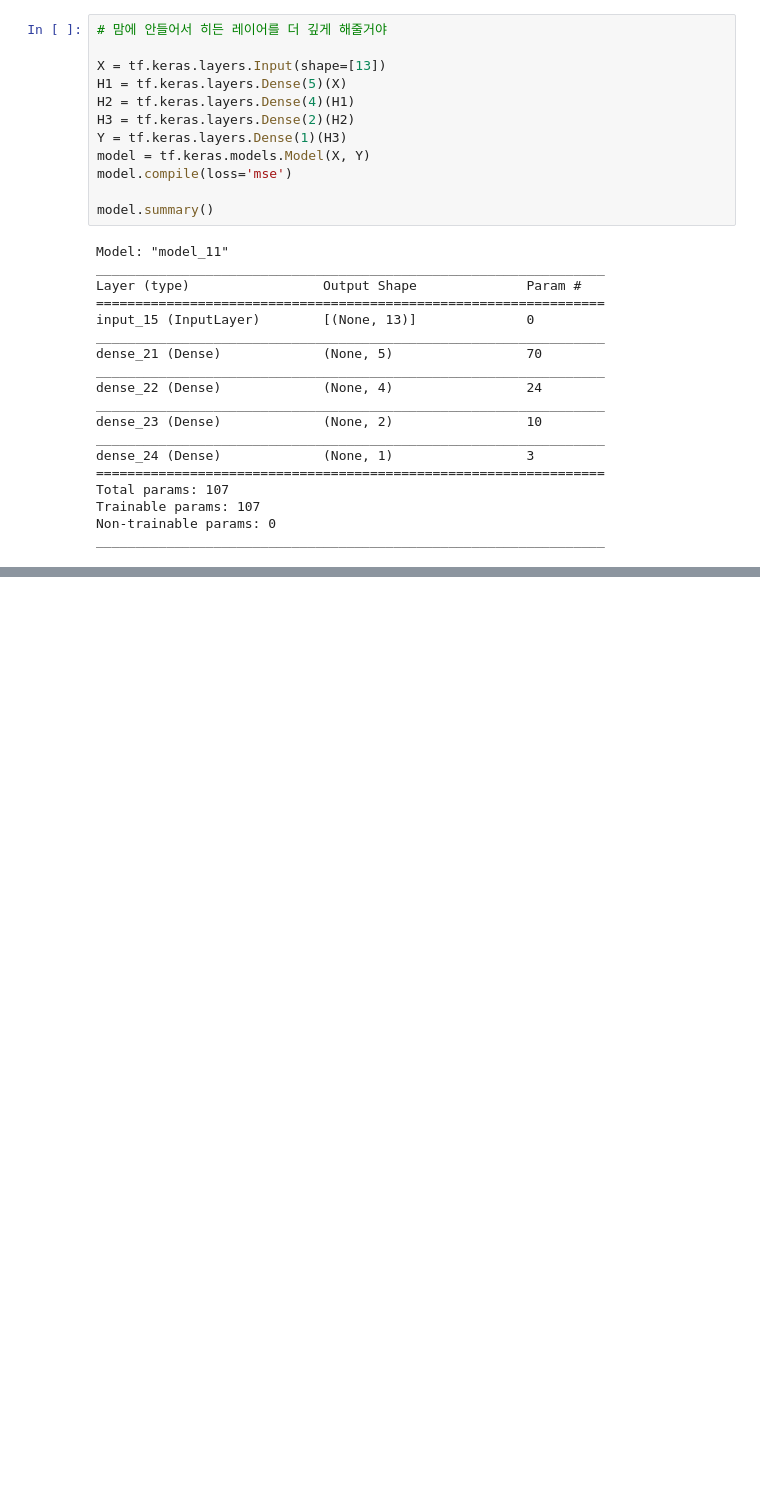
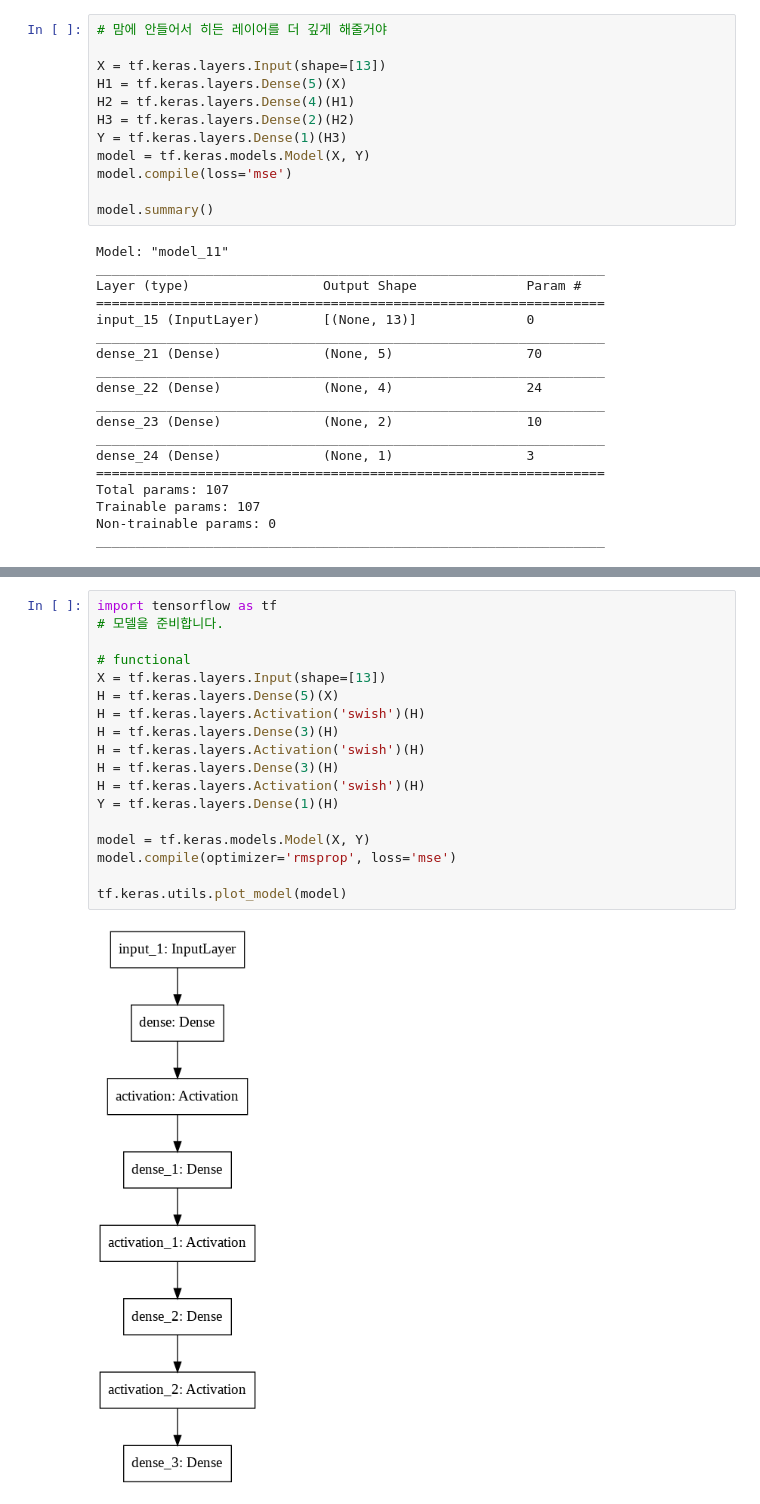
Before and after one commit to devssom/data-analysis, a Jupyter notebook: 딥러닝_기초.ipynb, the cells around one changed output, grey strips where cells are left out. Drawn from its saved outputs; the diff is of its cells as text; blank space fills up the shorter version.

```diff
--- a/딥러닝_기초.ipynb
+++ b/딥러닝_기초.ipynb
@@ -501,0 +656,20 @@ Epoch 10/10
+# %%
+import tensorflow as tf
+# 모델을 준비합니다.
+
+# functional
+X = tf.keras.layers.Input(shape=[13])
+H = tf.keras.layers.Dense(5)(X)
+H = tf.keras.layers.Activation('swish')(H)
+H = tf.keras.layers.Dense(3)(H)
+H = tf.keras.layers.Activation('swish')(H)
+H = tf.keras.layers.Dense(3)(H)
+H = tf.keras.layers.Activation('swish')(H)
+Y = tf.keras.layers.Dense(1)(H)
+
+model = tf.keras.models.Model(X, Y)
+model.compile(optimizer='rmsprop', loss='mse')
+
+tf.keras.utils.plot_model(model)
+# %% [output]
+[figure, added]
```
Also changed, not shown: parts of 25 cells of this notebook.
